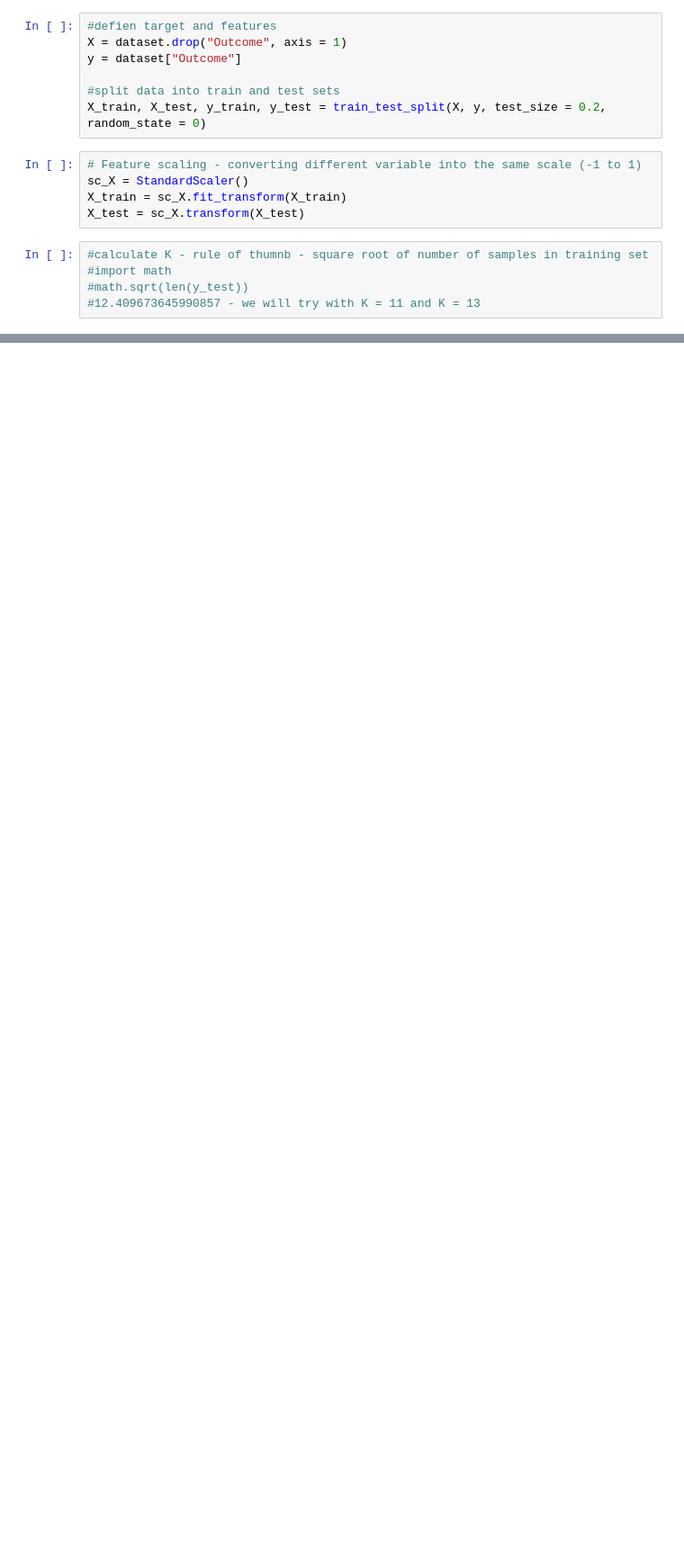
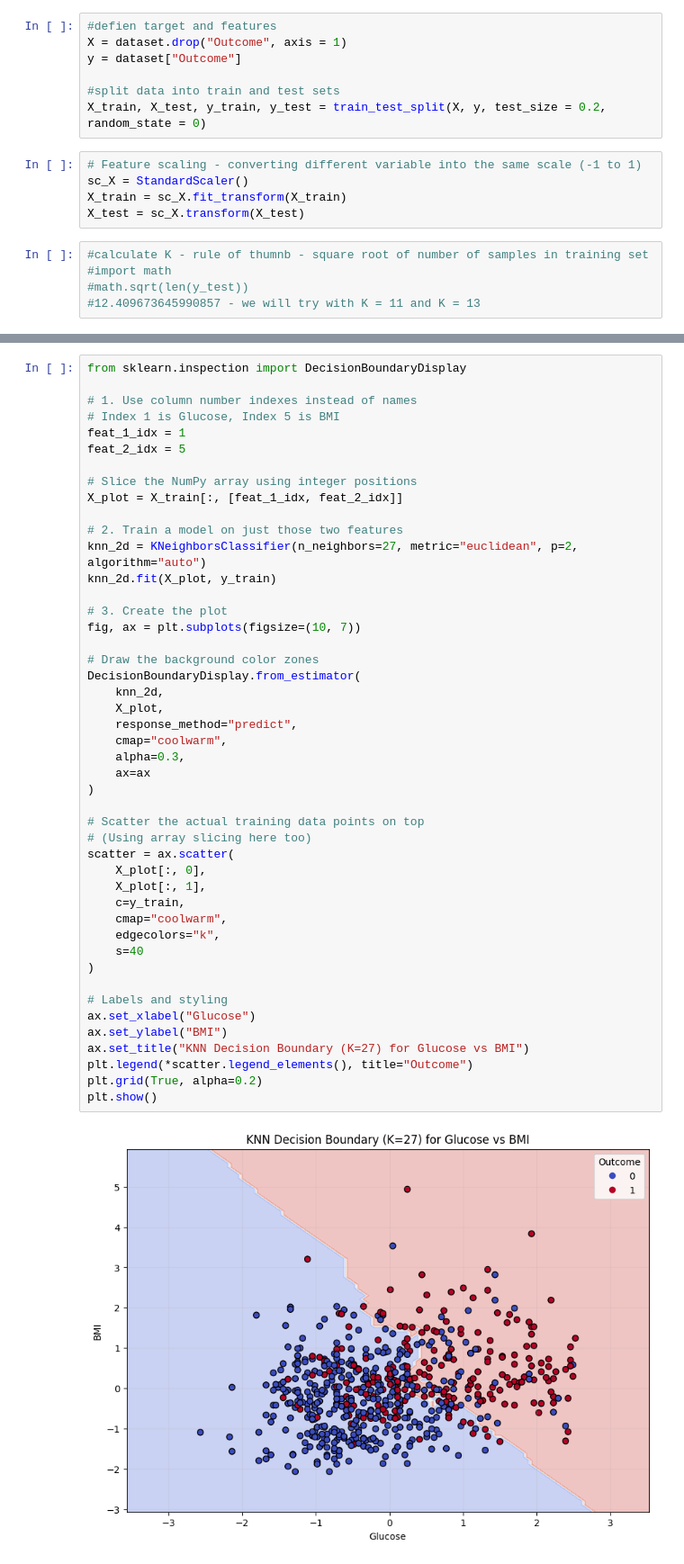
Before and after one commit to nasrashvilin/Learning-Machine-Learning, a Jupyter notebook: KNN/knn_test.ipynb, the cells around one changed output, grey strips where cells are left out. Shown at 90% size. Drawn from its saved outputs; the diff is of its cells as text; blank space fills up the shorter version.

Commit message:
add other models

```diff
--- a/KNN/knn_test.ipynb
+++ b/KNN/knn_test.ipynb
@@ -88,0 +118,48 @@ weighted avg       0.82      0.82      0.82       154
+# %%
+from sklearn.inspection import DecisionBoundaryDisplay
+
+# 1. Use column number indexes instead of names
+# Index 1 is Glucose, Index 5 is BMI
+feat_1_idx = 1
+feat_2_idx = 5
+
+# Slice the NumPy array using integer positions
+X_plot = X_train[:, [feat_1_idx, feat_2_idx]]
+
+# 2. Train a model on just those two features
+knn_2d = KNeighborsClassifier(n_neighbors=27, metric="euclidean", p=2, algorithm="auto")
+knn_2d.fit(X_plot, y_train)
+
+# 3. Create the plot
+fig, ax = plt.subplots(figsize=(10, 7))
+
+# Draw the background color zones
+DecisionBoundaryDisplay.from_estimator(
+    knn_2d,
+    X_plot,
+    response_method="predict",
+    cmap="coolwarm",
+    alpha=0.3,
+    ax=ax
+)
+
+# Scatter the actual training data points on top
+# (Using array slicing here too)
+scatter = ax.scatter(
+    X_plot[:, 0],
+    X_plot[:, 1],
+    c=y_train,
+    cmap="coolwarm",
+    edgecolors="k",
+    s=40
+)
+
+# Labels and styling
+ax.set_xlabel("Glucose")
+ax.set_ylabel("BMI")
+ax.set_title("KNN Decision Boundary (K=27) for Glucose vs BMI")
+plt.legend(*scatter.legend_elements(), title="Outcome")
+plt.grid(True, alpha=0.2)
+plt.show()
+# %% [output]
+[figure, added]
```
Also changed, not shown: parts of 7 cells of this notebook, 3 other files.
